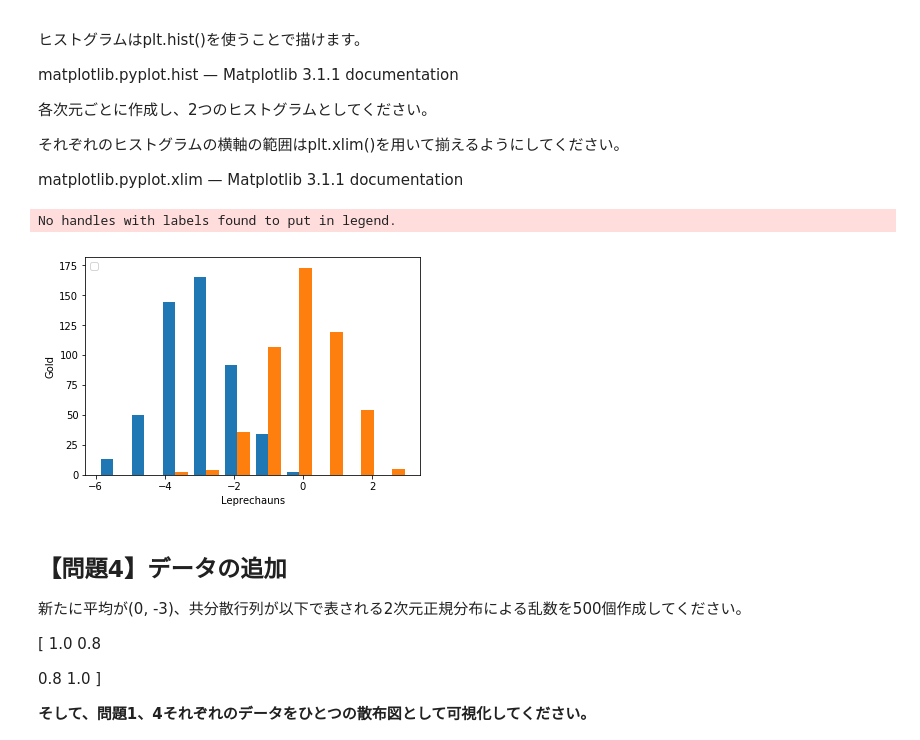
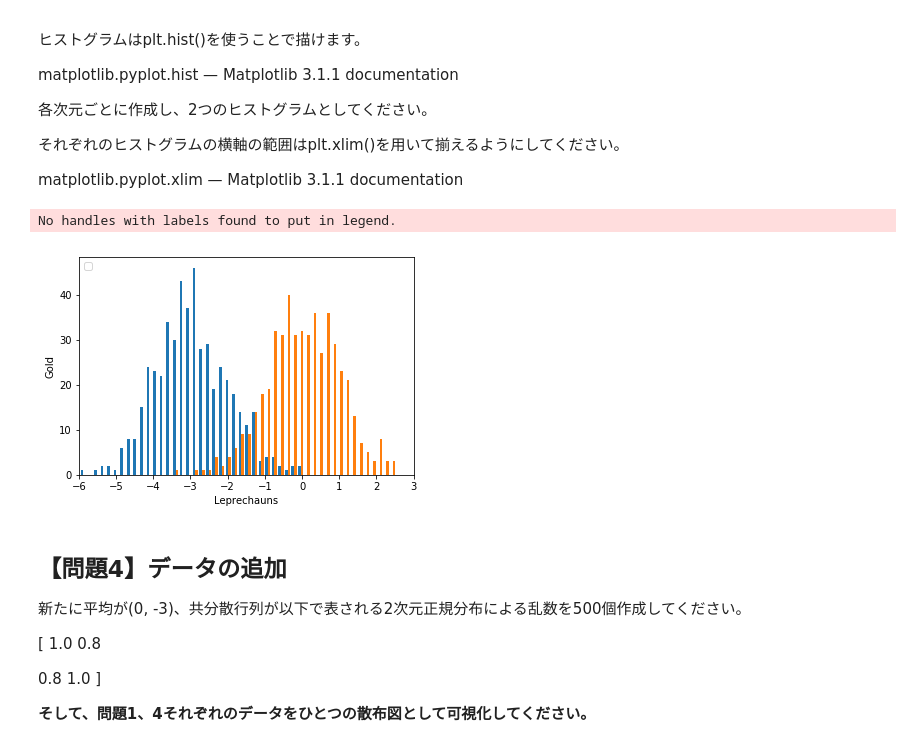
Before and after one commit to sami1220/6.dummy_data, a Jupyter notebook: 6.dummy_data.ipynb, the cells around one changed output. Saved outputs shown, nothing was run; the diff lists cells and outputs as text; code cells hidden in the pictures.

```diff
--- a/6.dummy_data.ipynb
+++ b/6.dummy_data.ipynb
@@ -120,24 +120,25 @@ matplotlib.pyplot.xlim — Matplotlib 3.1.1 documentation
 # %%
 import numpy as np
 import matplotlib.pyplot as plt
 
 # グラフの平均値
 average = [-3, 0]
 # 共分散行列(2列)
 matrix = [[1.0,0.8],[0.8,1.0]]
 
 # valuesの変数に２列かつ平均値−３、０の乱数を５００個作る命令を代入する
 values = np.random.multivariate_normal(average, matrix, 500)
 
 # 回答
 plt.xlabel("Leprechauns")
 plt.ylabel("Gold")
 plt.legend(loc='upper left')
-plt.hist(values)
+plt.hist(values,bins=50)
+plt.xlim([-6,3])
 plt.show()
 # %% [output]
 No handles with labels found to put in legend.
-[figure, old version]
+[figure, new version]
 # %% [markdown]
 ## 【問題4】データの追加
 
```
Also changed, not shown: parts of 1 cell of this notebook.
